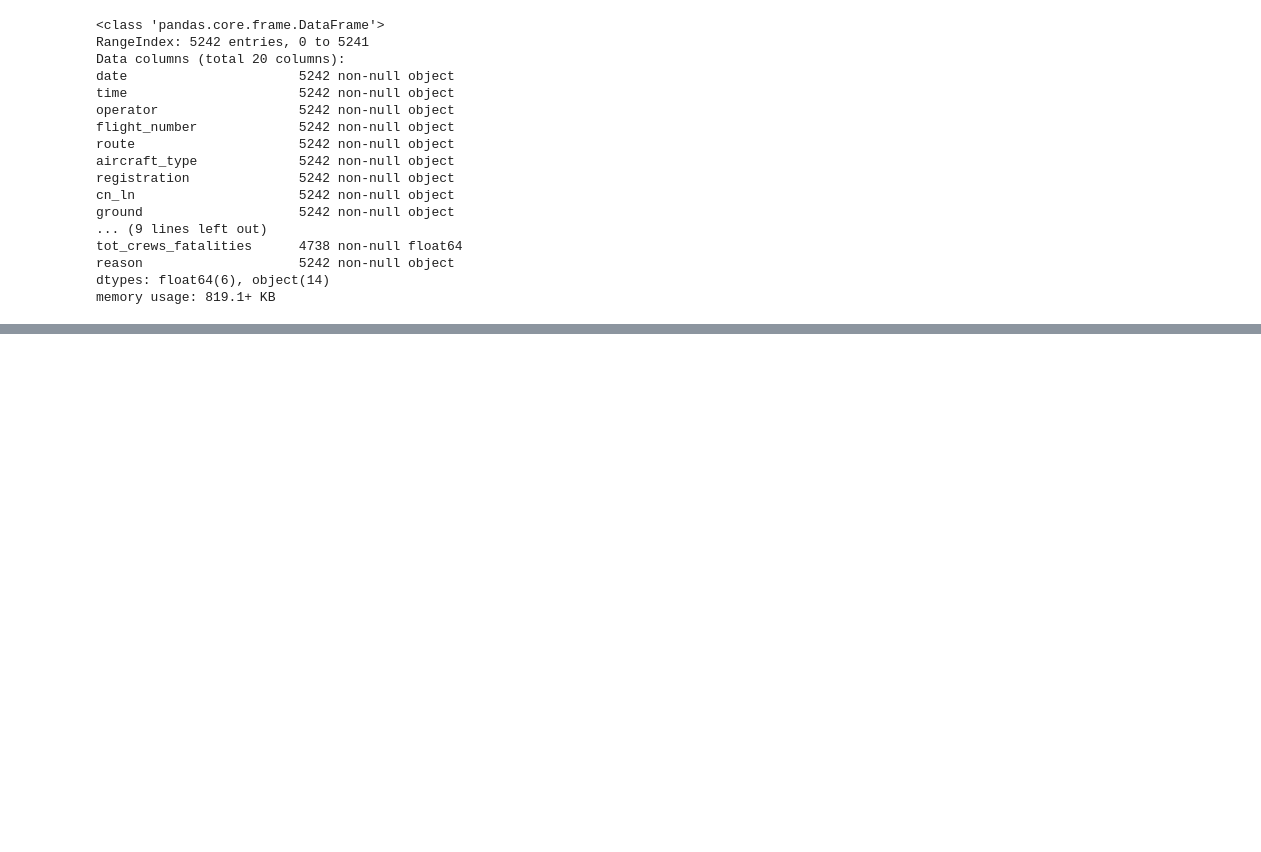
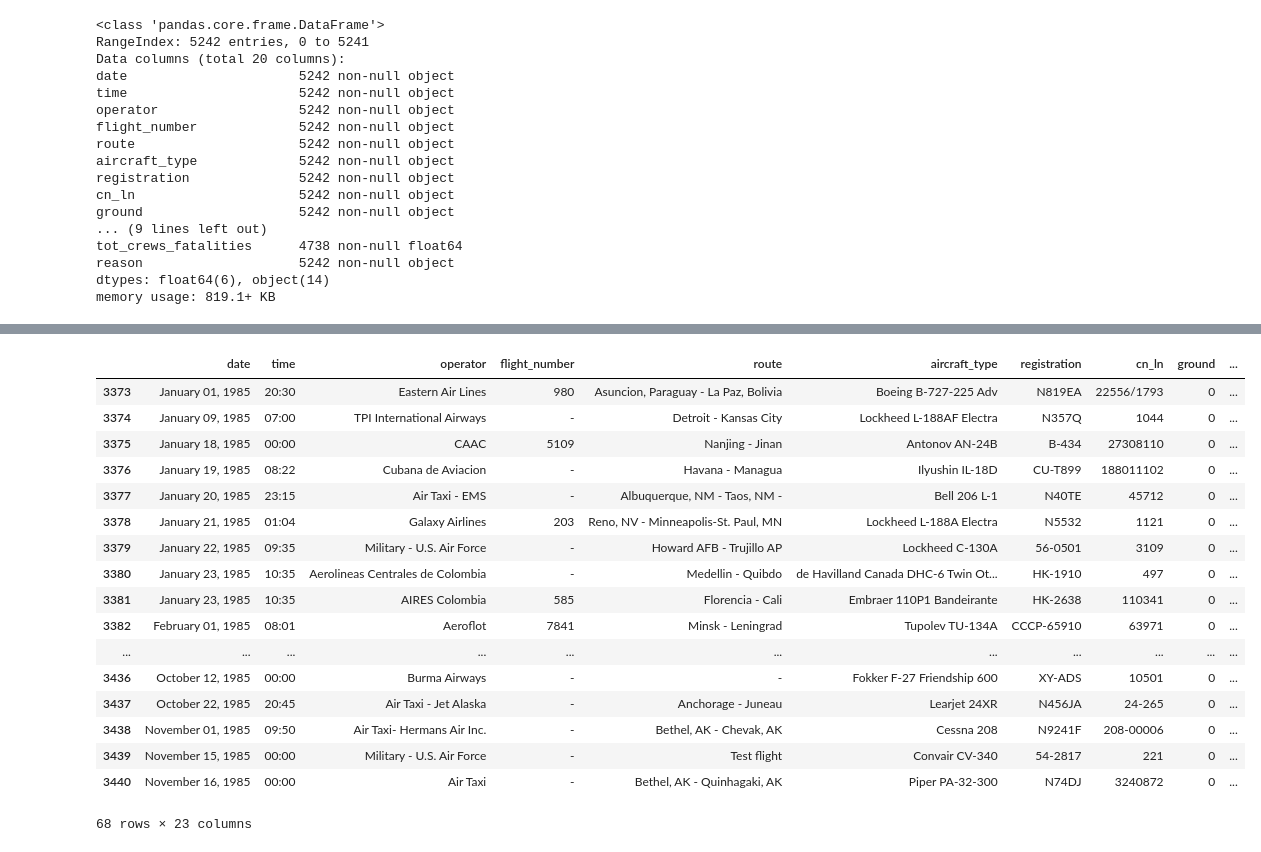
Before and after one commit to budhajitRoy/Plane-Crash-Data-Exploration, a Jupyter notebook: Plane Crash Data Exploration and Analysis.ipynb, the cells around one changed output, grey strips where cells are left out. Drawn from its saved outputs; the diff is of its cells as text; code cells hidden in the pictures; blank space fills up the shorter version.

```diff
--- a/Plane Crash Data Exploration and Analysis.ipynb
+++ b/Plane Crash Data Exploration and Analysis.ipynb
@@ -1255,0 +1406,21 @@ df.to_csv("plane_crash_cleaned_data.csv", index = False)
+# %%
+test_df.query('year =="1985"')
+# %% [output]
+|  | date | time | operator | flight_number | route | aircraft_type | registration | cn_ln | ground | ... |
+| 3373 | January 01, 1985 | 20:30 | Eastern Air Lines | 980 | Asuncion, Paraguay - La Paz, Bolivia | Boeing B-727-225 Adv | N819EA | 22556/1793 | 0 | ... |
+| 3374 | January 09, 1985 | 07:00 | TPI International Airways | - | Detroit - Kansas City | Lockheed L-188AF Electra | N357Q | 1044 | 0 | ... |
+| 3375 | January 18, 1985 | 00:00 | CAAC | 5109 | Nanjing - Jinan | Antonov AN-24B | B-434 | 27308110 | 0 | ... |
+| 3376 | January 19, 1985 | 08:22 | Cubana de Aviacion | - | Havana - Managua | Ilyushin IL-18D | CU-T899 | 188011102 | 0 | ... |
+| 3377 | January 20, 1985 | 23:15 | Air Taxi - EMS | - | Albuquerque, NM - Taos, NM - | Bell 206 L-1 | N40TE | 45712 | 0 | ... |
+| 3378 | January 21, 1985 | 01:04 | Galaxy Airlines | 203 | Reno, NV - Minneapolis-St. Paul, MN | Lockheed L-188A Electra | N5532 | 1121 | 0 | ... |
+| 3379 | January 22, 1985 | 09:35 | Military - U.S. Air Force | - | Howard AFB - Trujillo AP | Lockheed C-130A | 56-0501 | 3109 | 0 | ... |
+| 3380 | January 23, 1985 | 10:35 | Aerolineas Centrales de Colombia | - | Medellin - Quibdo | de Havilland Canada DHC-6 Twin Ot... | HK-1910 | 497 | 0 | ... |
+| 3381 | January 23, 1985 | 10:35 | AIRES Colombia | 585 | Florencia - Cali | Embraer 110P1 Bandeirante | HK-2638 | 110341 | 0 | ... |
+| 3382 | February 01, 1985 | 08:01 | Aeroflot | 7841 | Minsk - Leningrad | Tupolev TU-134A | CCCP-65910 | 63971 | 0 | ... |
+| ... | ... | ... | ... | ... | ... | ... | ... | ... | ... | ... |
+| 3436 | October 12, 1985 | 00:00 | Burma Airways | - | - | Fokker F-27 Friendship 600 | XY-ADS | 10501 | 0 | ... |
+| 3437 | October 22, 1985 | 20:45 | Air Taxi - Jet Alaska | - | Anchorage - Juneau | Learjet 24XR | N456JA | 24-265 | 0 | ... |
+| 3438 | November 01, 1985 | 09:50 | Air Taxi- Hermans Air Inc. | - | Bethel, AK - Chevak, AK | Cessna 208 | N9241F | 208-00006 | 0 | ... |
+| 3439 | November 15, 1985 | 00:00 | Military - U.S. Air Force | - | Test flight | Convair CV-340 | 54-2817 | 221 | 0 | ... |
+| 3440 | November 16, 1985 | 00:00 | Air Taxi | - | Bethel, AK - Quinhagaki, AK | Piper PA-32-300 | N74DJ | 3240872 | 0 | ... |
+68 rows × 23 columns
```
Also changed, not shown: parts of 18 cells of this notebook.
